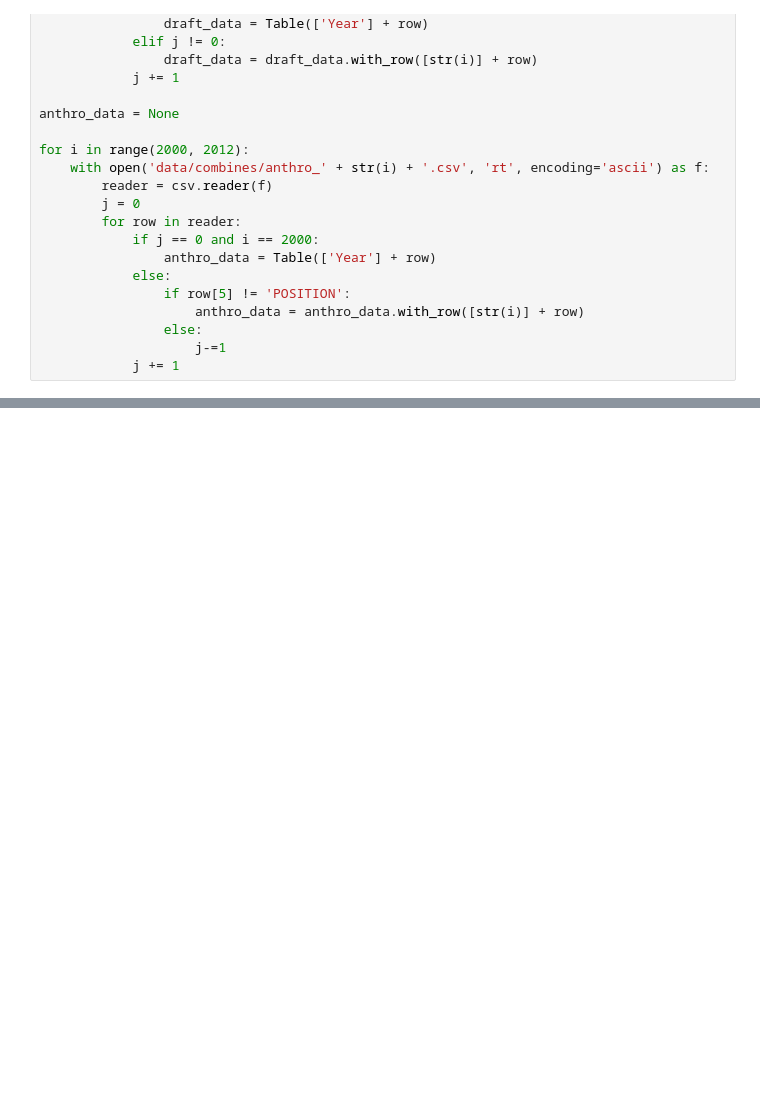
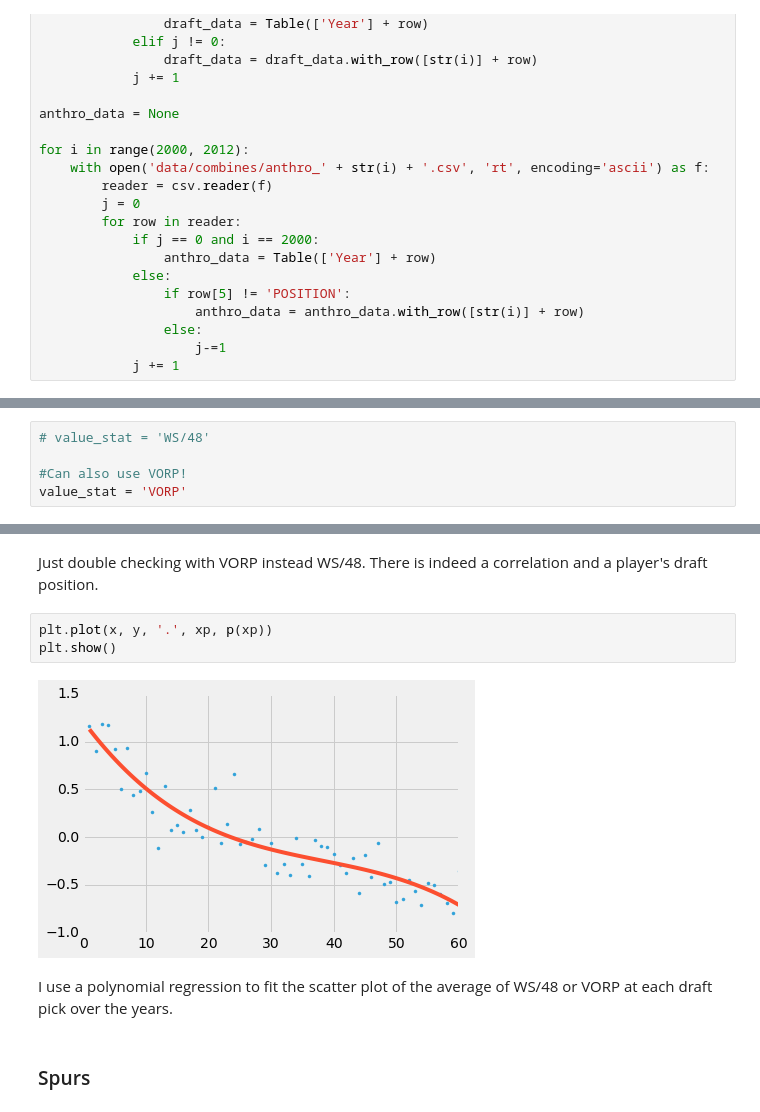
Before and after one commit to canzhiye/nba-draft-adages, a Jupyter notebook: spurs.ipynb, the cells around one changed output, grey strips where cells are left out. Saved outputs shown, nothing was run; the diff lists cells and outputs as text; blank space fills up the shorter version.

```diff
--- a/spurs.ipynb
+++ b/spurs.ipynb
@@ -368,0 +157,5 @@ empirical_p_value
+# %%
+# value_stat = 'WS/48'
+
+#Can also use VORP!
+value_stat = 'VORP'
@@ -368,0 +289,11 @@ empirical_p_value
+# %% [markdown]
+Just double checking with VORP instead WS/48. There is indeed a correlation and a player's draft position.
+# %%
+plt.plot(x, y, '.', xp, p(xp))
+plt.show()
+# %% [output]
+[figure, added]
+# %% [markdown]
+I use a polynomial regression to fit the scatter plot of the average of WS/48 or VORP at each draft pick over the years.
+# %% [markdown]
+### Spurs
```
Also changed, not shown: parts of 51 cells of this notebook, 5 other files.
